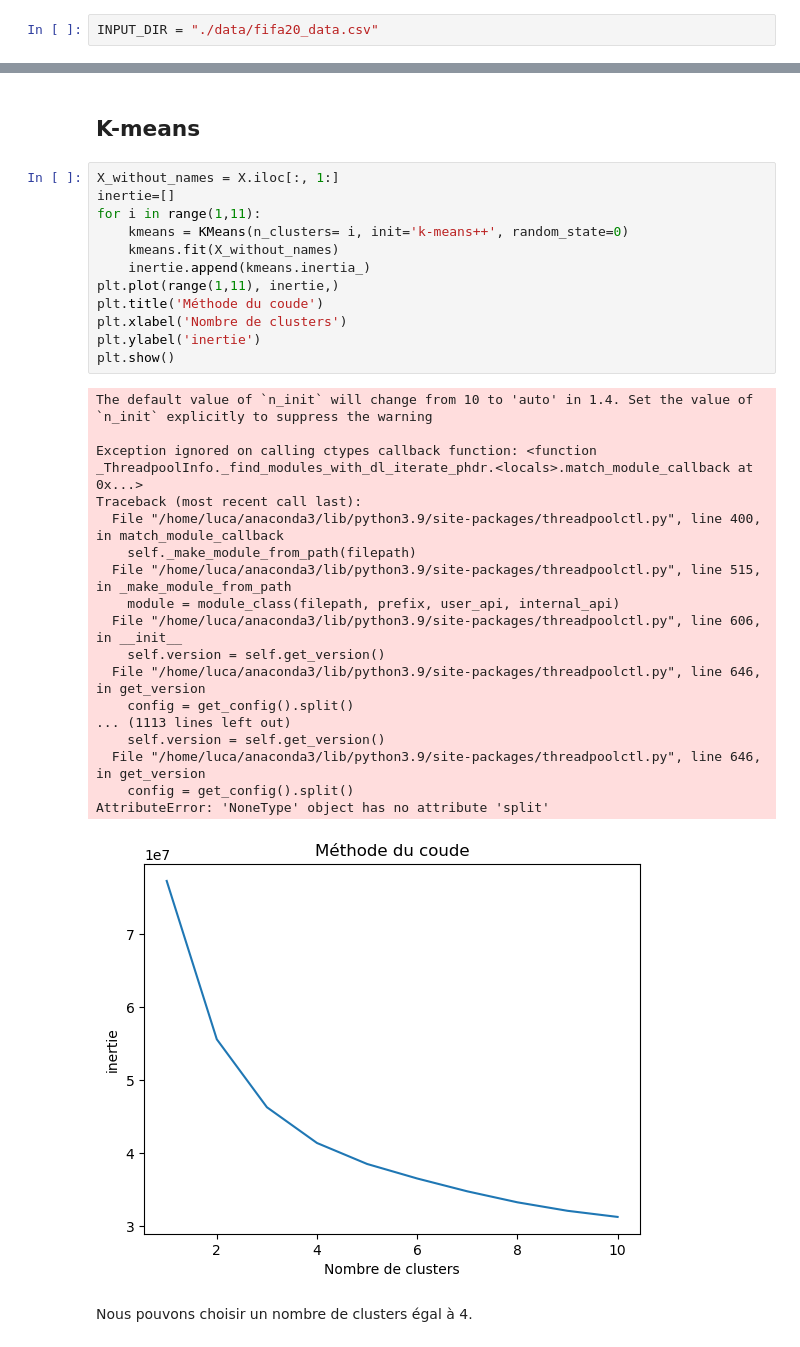
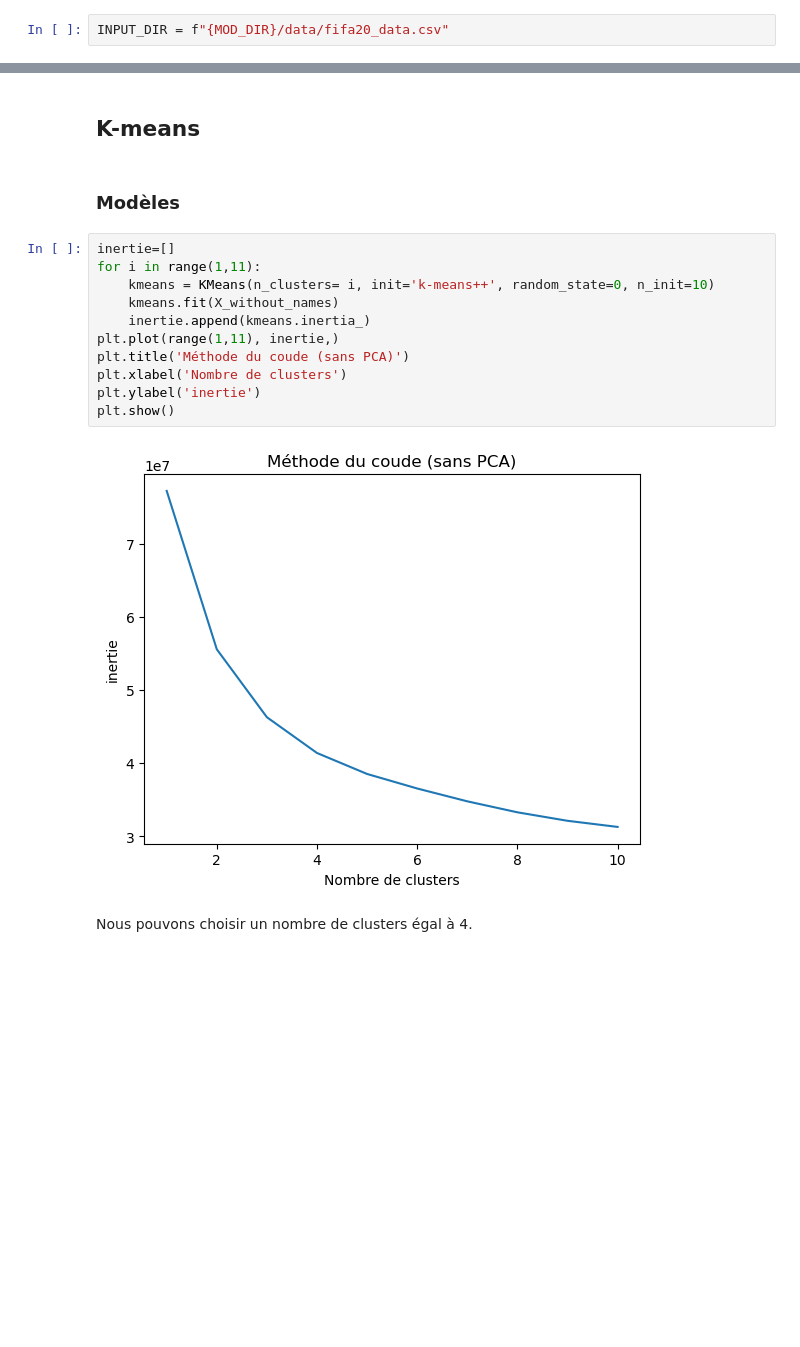
Before and after one commit to lucagortana/game-learning, a Jupyter notebook: fifa_clustering.ipynb, the cells around one changed output, grey strips where cells are left out. Cells and saved outputs as stored; diff of their text form; blank space fills up the shorter version.

Commit message:
last commit

```diff
--- a/fifa_clustering.ipynb
+++ b/fifa_clustering.ipynb
@@ -20,2 +22,2 @@ from sklearn.metrics import silhouette_score, davies_bouldin_score
 # %%
-INPUT_DIR = "./data/fifa20_data.csv"
+INPUT_DIR = f"{MOD_DIR}/data/fifa20_data.csv"
@@ -301,37 +382,21 @@ L'âge est gardé parmi nos variables explicatives en tant qu'indicateur de l'ex
 # Clustering
 # %% [markdown]
 ## K-means
+# %% [markdown]
+### Modèles
 # %%
-X_without_names = X.iloc[:, 1:]
 inertie=[]
 for i in range(1,11):
-    kmeans = KMeans(n_clusters= i, init='k-means++', random_state=0)
+    kmeans = KMeans(n_clusters= i, init='k-means++', random_state=0, n_init=10)
     kmeans.fit(X_without_names)
     inertie.append(kmeans.inertia_)
 plt.plot(range(1,11), inertie,)
-plt.title('Méthode du coude')
+plt.title('Méthode du coude (sans PCA)')
 plt.xlabel('Nombre de clusters')
 plt.ylabel('inertie')
 plt.show()
 # %% [output]
-The default value of `n_init` will change from 10 to 'auto' in 1.4. Set the value of `n_init` explicitly to suppress the warning
-
-Exception ignored on calling ctypes callback function: <function _ThreadpoolInfo._find_modules_with_dl_iterate_phdr.<locals>.match_module_callback at 0x...>
-Traceback (most recent call last):
-  File "/home/luca/anaconda3/lib/python3.9/site-packages/threadpoolctl.py", line 400, in match_module_callback
-    self._make_module_from_path(filepath)
-  File "/home/luca/anaconda3/lib/python3.9/site-packages/threadpoolctl.py", line 515, in _make_module_from_path
-    module = module_class(filepath, prefix, user_api, internal_api)
-  File "/home/luca/anaconda3/lib/python3.9/site-packages/threadpoolctl.py", line 606, in __init__
-    self.version = self.get_version()
-  File "/home/luca/anaconda3/lib/python3.9/site-packages/threadpoolctl.py", line 646, in get_version
-    config = get_config().split()
-... (1113 lines left out)
-    self.version = self.get_version()
-  File "/home/luca/anaconda3/lib/python3.9/site-packages/threadpoolctl.py", line 646, in get_version
-    config = get_config().split()
-AttributeError: 'NoneType' object has no attribute 'split'
-[figure, old version]
+[figure, new version]
 # %% [markdown]
 Nous pouvons choisir un nombre de clusters égal à 4.
 # %%
```
Also changed, not shown: parts of 58 cells of this notebook.
